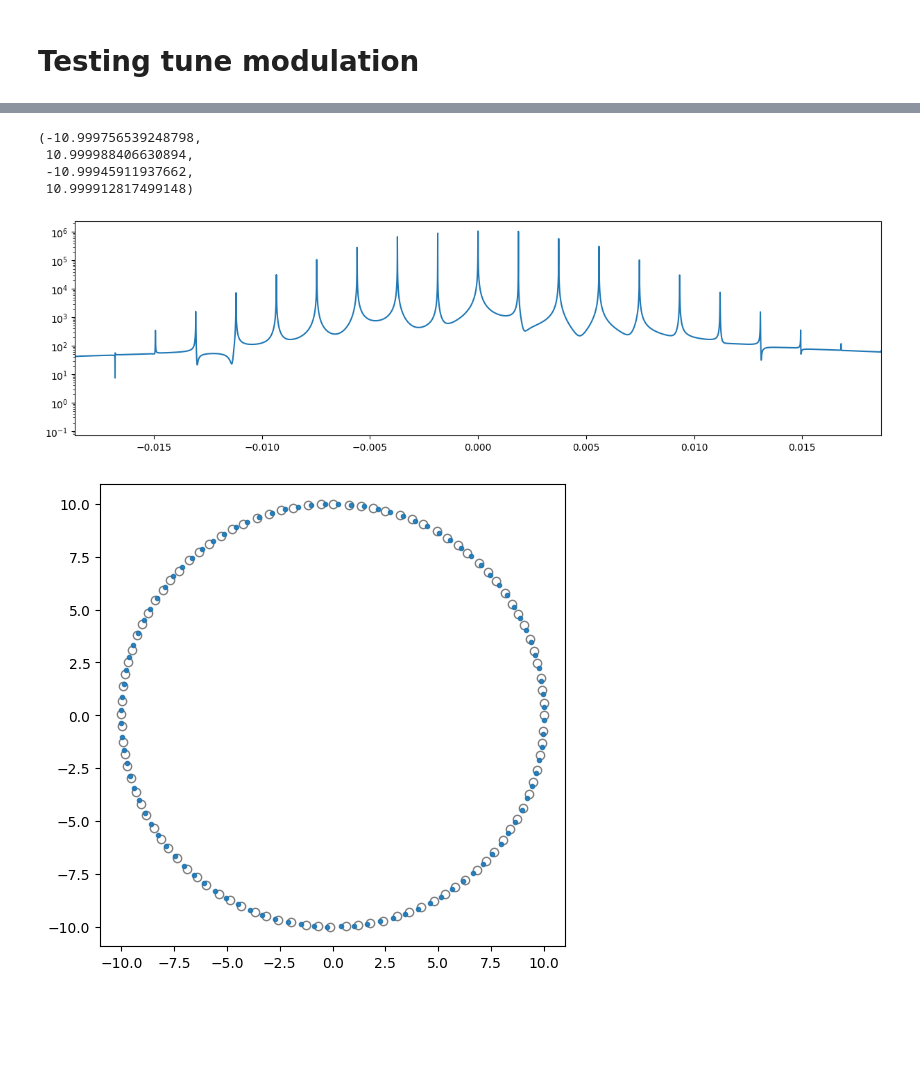
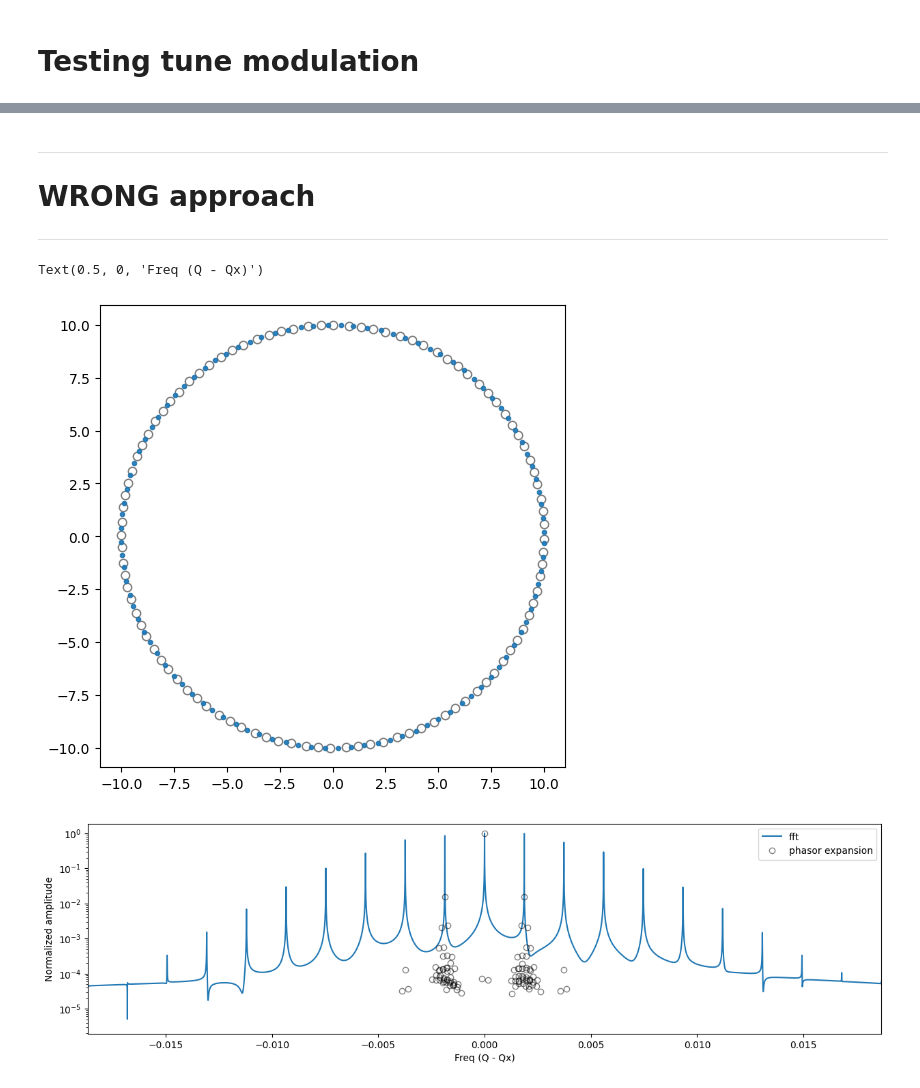
Before and after one commit to xsuite/sussix, a Jupyter notebook: examples/tune_modulation.ipynb, the cells around one changed output, grey strips where cells are left out. Cells and saved outputs as stored; diff of their text form; code cells hidden in the pictures; blank space fills up the shorter version.

```diff
--- a/examples/tune_modulation.ipynb
+++ b/examples/tune_modulation.ipynb
@@ -28,36 +88,41 @@ def get_FFT(x):
+# %% [markdown]
+---
+# WRONG approach
+---
 # %%
 
 Qx,Qy,Qzeta = [0.3100208433909691, 0.32002046321603844, 0.001866552984419961]
 
 
+a  = 1e-6
+N = np.arange(1,int(1e6))
 
+Q_eff     = Qx + a*np.cos(2*np.pi*Qzeta*N)
+modulated = 10*np.exp(2*np.pi*1j*Q_eff*N)
 
-a         = 1e-6
-Q_eff     = Qx + a*np.cos(2*np.pi*Qzeta*np.arange(int(1e6)))
-modulated = 10*np.exp(2*np.pi*1j*Q_eff*np.arange(int(1e6)))
 x,px = np.real(modulated),-np.imag(modulated)
 
 
-plt.figure(figsize=(15,4))
-freq,s_fft = get_FFT(x)
-plt.plot(freq-Qx,s_fft)
-plt.xlim(-10*Qzeta,10*Qzeta)
-plt.yscale('log')
-
-
 N = np.arange(int(1e4))
-spectrum = sussix.harmonics(x[:np.max(N)+1],px[:np.max(N)+1],num_harmonics=100,to_pandas=True)
+spectrum = sussix.harmonics(x[:np.max(N)+1],px[:np.max(N)+1],window_order=4,num_harmonics=100,to_pandas=True)
 z,pz = sussix.generate_signal(spectrum.amplitude,spectrum.frequency,N)
 nmax = 100
 plt.figure(figsize=(6,6))
 plt.plot(x[:nmax],px[:nmax],'o',mfc='none',color='k',alpha=0.5)
 plt.plot(z[:nmax],pz[:nmax],'.',alpha=0.9)
 
 plt.axis('equal')
+
+plt.figure(figsize=(15,4))
+freq,s_fft = get_FFT(x)
+plt.plot(freq-Qx,s_fft/np.max(s_fft),label='fft')
+plt.plot(spectrum.frequency-Qx,spectrum.amplitude.abs()/np.max(spectrum.amplitude.abs()),'o',mfc='none',color='k',alpha=0.5,label = 'phasor expansion')
+plt.xlim(-10*Qzeta,10*Qzeta)
+plt.yscale('log')
+plt.legend()
+plt.ylabel('Normalized amplitude')
+plt.xlabel('Freq (Q - Qx)')
 # %% [output]
-(-10.999756539248798,
- 10.999988406630894,
- -10.99945911937662,
- 10.999912817499148)
+Text(0.5, 0, 'Freq (Q - Qx)')
-[figure, old version]
+[figure, new version]
-[figure, old version]
+[figure, new version]
```
Also changed, not shown: parts of 4 cells of this notebook.
